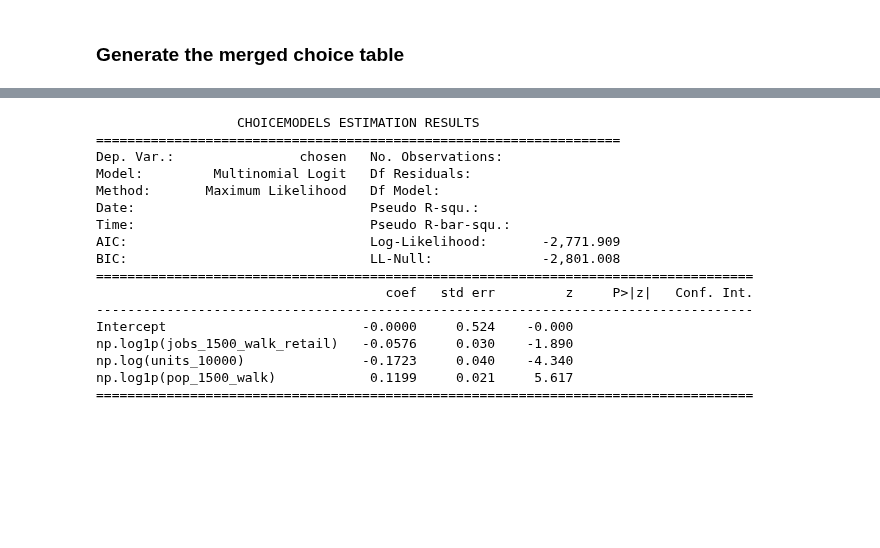
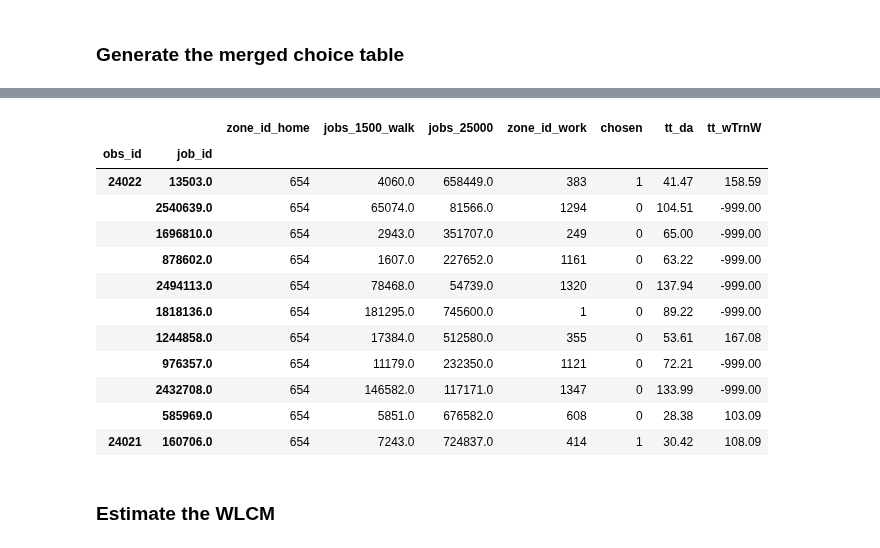
Before and after one commit to ual/ual_model_workspace, a Jupyter notebook: fall-2018-models/notebooks-max/WLCM.ipynb, the cells around one changed output, grey strips where cells are left out. Drawn from its saved outputs; the diff is of its cells as text; code cells hidden in the pictures; blank space fills up the shorter version.

Commit message:
wlcm w/ commute distance

```diff
--- a/fall-2018-models/notebooks-max/WLCM.ipynb
+++ b/fall-2018-models/notebooks-max/WLCM.ipynb
@@ -376,0 +388,4 @@ from choicemodels.tools import MergedChoiceTable
+# %%
+obs = chts_workers.merge(buildings, left_on='building_id', right_index=True).merge(
+    parcels, left_on='parcel_id', right_index=True)[['job_id', 'zone_id']].rename(columns={'zone_id':'zone_id_home'})
+obs.index.name = 'obs_id'
@@ -376,0 +402,7 @@ from choicemodels.tools import MergedChoiceTable
+# %%
+alts = jobs.merge(buildings, left_on='building_id', right_index=True).merge(
+    parcels, left_on='parcel_id', right_index=True).merge(
+    walk_net_vars, left_on='node_id_walk', right_index=True).merge(
+    drive_net_vars, left_on='node_id_small', right_index=True).rename(columns={'zone_id': 'zone_id_work'})
+# %%
+alts = alts[['jobs_1500_walk', 'jobs_25000', 'zone_id_work']]
@@ -376,0 +419,4 @@ from choicemodels.tools import MergedChoiceTable
+# %%
+%%time
+mct = MergedChoiceTable(obs, alts, chosen_alternatives='job_id',
+                        sample_size=10, interaction_terms=interaction_terms)
@@ -377,3 +426,21 @@ from choicemodels.tools import MergedChoiceTable
+# %%
+mct.to_frame().head(11)
+# %% [output]
+|  |  | zone_id_home | jobs_1500_walk | jobs_25000 | zone_id_work | chosen | tt_da | tt_wTrnW |
+| obs_id | job_id |  |  |  |  |  |  |  |
+| 24022 | 13503.0 | 654 | 4060.0 | 658449.0 | 383 | 1 | 41.47 | 158.59 |
+|  | 2540639.0 | 654 | 65074.0 | 81566.0 | 1294 | 0 | 104.51 | -999.00 |
+|  | 1696810.0 | 654 | 2943.0 | 351707.0 | 249 | 0 | 65.00 | -999.00 |
+|  | 878602.0 | 654 | 1607.0 | 227652.0 | 1161 | 0 | 63.22 | -999.00 |
+|  | 2494113.0 | 654 | 78468.0 | 54739.0 | 1320 | 0 | 137.94 | -999.00 |
+|  | 1818136.0 | 654 | 181295.0 | 745600.0 | 1 | 0 | 89.22 | -999.00 |
+|  | 1244858.0 | 654 | 17384.0 | 512580.0 | 355 | 0 | 53.61 | 167.08 |
+|  | 976357.0 | 654 | 11179.0 | 232350.0 | 1121 | 0 | 72.21 | -999.00 |
+|  | 2432708.0 | 654 | 146582.0 | 117171.0 | 1347 | 0 | 133.99 | -999.00 |
+|  | 585969.0 | 654 | 5851.0 | 676582.0 | 608 | 0 | 28.38 | 103.09 |
+| 24021 | 160706.0 | 654 | 7243.0 | 724837.0 | 414 | 1 | 30.42 | 108.09 |
+# %% [markdown]
+### Estimate the WLCM
 # %%
 m = LargeMultinomialLogitStep()
 m.name = 'WLCM'
@@ -389,23 +446,0 @@ m.alt_filters = ['0 < avg_income_10000 < 500000', 'sector_id in [44,45]']
-# %%
-m.model_expression = ('np.log1p(jobs_1500_walk_retail) + np.log(units_10000) + np.log1p(pop_1500_walk)')
-m.name = 'elcm'
-m.tags = ['max', 'test']
-m.fit()
-# %% [output]
-                  CHOICEMODELS ESTIMATION RESULTS
-===================================================================
-Dep. Var.:                chosen   No. Observations:
-Model:         Multinomial Logit   Df Residuals:
-Method:       Maximum Likelihood   Df Model:
-Date:                              Pseudo R-squ.:
-Time:                              Pseudo R-bar-squ.:
-AIC:                               Log-Likelihood:       -2,771.909
-BIC:                               LL-Null:              -2,801.008
-====================================================================================
-                                     coef   std err         z     P>|z|   Conf. Int.
-------------------------------------------------------------------------------------
-Intercept                         -0.0000     0.524    -0.000
-np.log1p(jobs_1500_walk_retail)   -0.0576     0.030    -1.890
-np.log(units_10000)               -0.1723     0.040    -4.340
-np.log1p(pop_1500_walk)            0.1199     0.021     5.617
-====================================================================================
```
Also changed, not shown: parts of 36 cells of this notebook.
